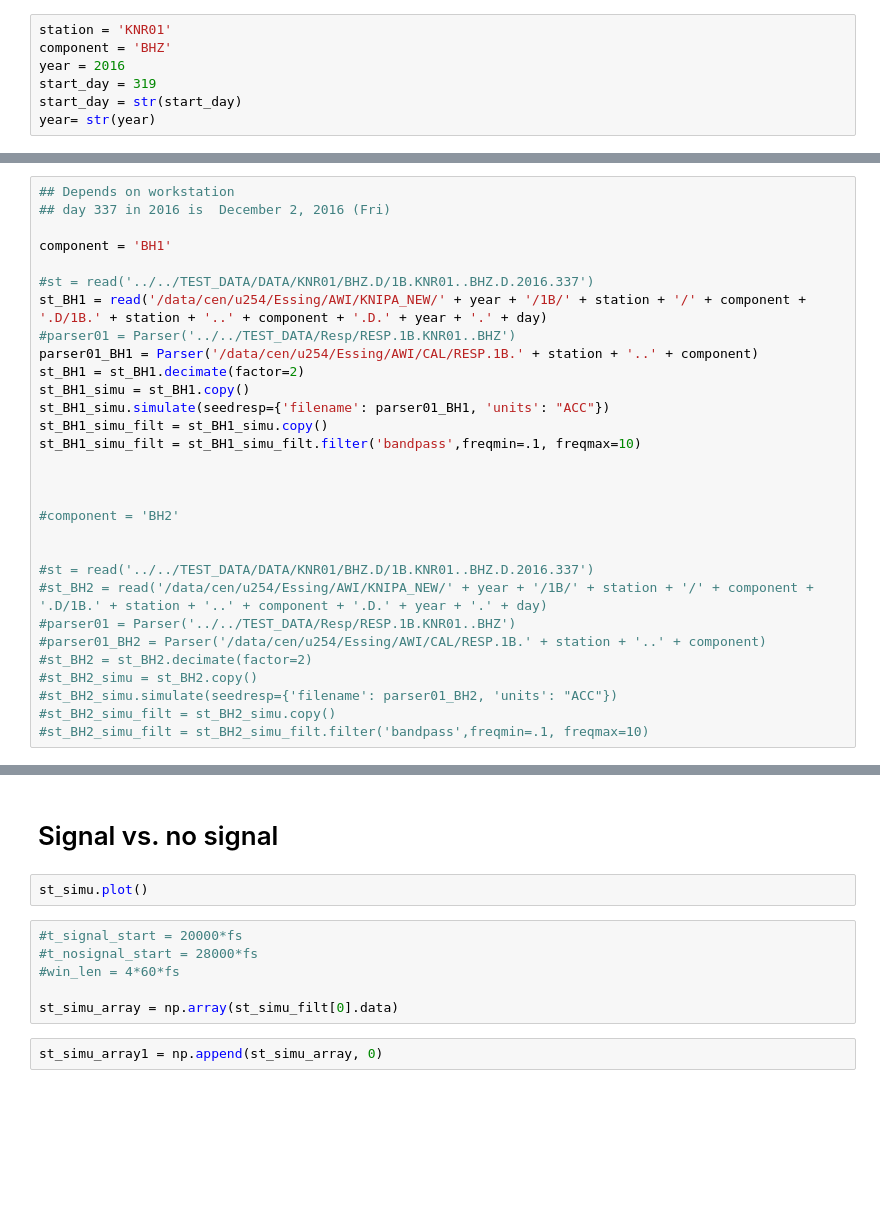
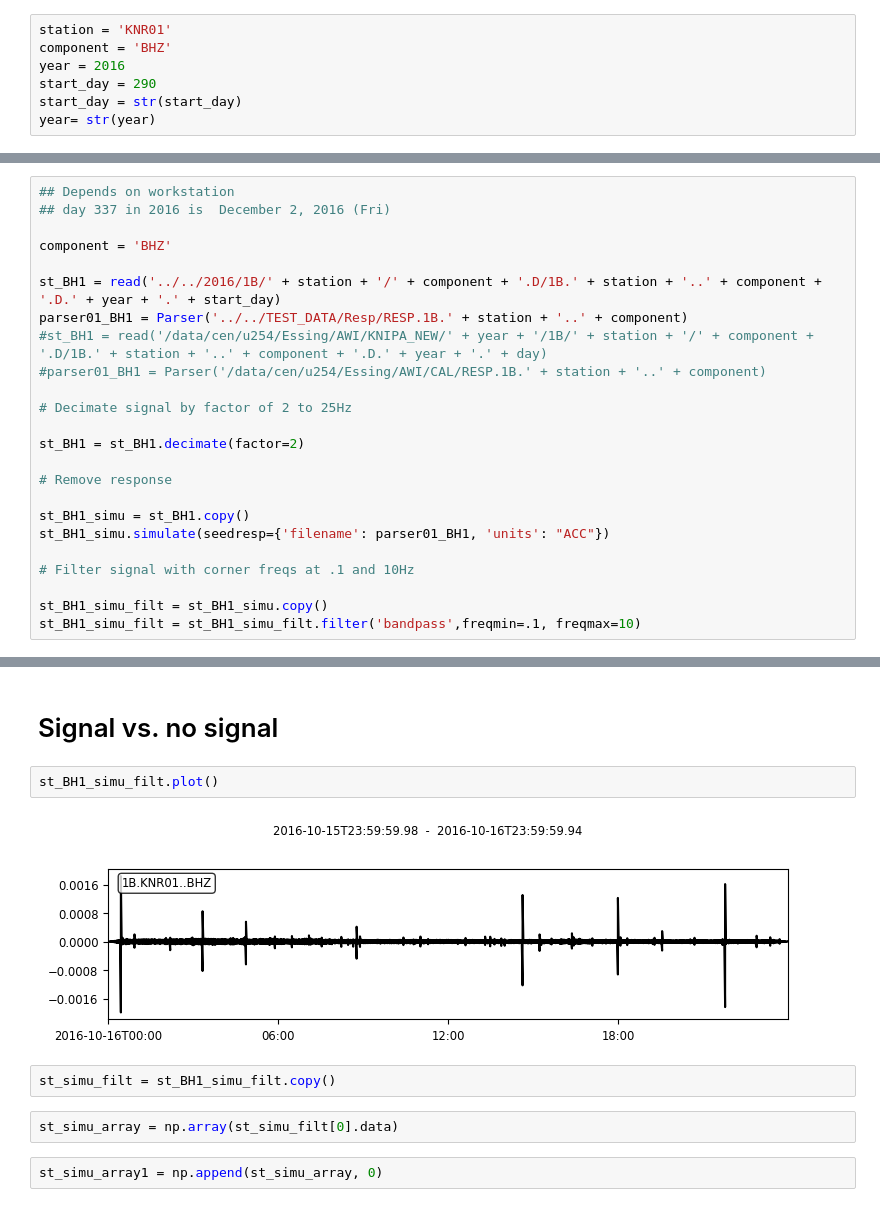
Before and after one commit to DDEssing/thesis_code, a Jupyter notebook: Amplitude_variation.ipynb, the cells around one changed output, grey strips where cells are left out. Cells and saved outputs as stored; diff of their text form; blank space fills up the shorter version.

```diff
--- a/Amplitude_variation.ipynb
+++ b/Amplitude_variation.ipynb
@@ -19,7 +19,7 @@ from func.def_master import sorting_out_peaks
 station = 'KNR01'
 component = 'BHZ'
 year = 2016
-start_day = 319
+start_day = 290
 start_day = str(start_day)
 year= str(year)
 # %% [markdown]
@@ -83,29 +83,23 @@ first_date = st_BH1[0].stats.endtime.ctime()[4:]
 ## Depends on workstation
 ## day 337 in 2016 is  December 2, 2016 (Fri)
 
-component = 'BH1'
+component = 'BHZ'
 
-#st = read('../../TEST_DATA/DATA/KNR01/BHZ.D/1B.KNR01..BHZ.D.2016.337')
-st_BH1 = read('/data/cen/u254/Essing/AWI/KNIPA_NEW/' + year + '/1B/' + station + '/' + component + '.D/1B.' + station + '..' + component + '.D.' + year + '.' + day)
-#parser01 = Parser('../../TEST_DATA/Resp/RESP.1B.KNR01..BHZ')
-parser01_BH1 = Parser('/data/cen/u254/Essing/AWI/CAL/RESP.1B.' + station + '..' + component)
+st_BH1 = read('../../2016/1B/' + station + '/' + component + '.D/1B.' + station + '..' + component + '.D.' + year + '.' + start_day)
+parser01_BH1 = Parser('../../TEST_DATA/Resp/RESP.1B.' + station + '..' + component)
+#st_BH1 = read('/data/cen/u254/Essing/AWI/KNIPA_NEW/' + year + '/1B/' + station + '/' + component + '.D/1B.' + station + '..' + component + '.D.' + year + '.' + day)
+#parser01_BH1 = Parser('/data/cen/u254/Essing/AWI/CAL/RESP.1B.' + station + '..' + component)
+
+# Decimate signal by factor of 2 to 25Hz
+
 st_BH1 = st_BH1.decimate(factor=2)
+
+# Remove response
+
 st_BH1_simu = st_BH1.copy()
 st_BH1_simu.simulate(seedresp={'filename': parser01_BH1, 'units': "ACC"})
+
+# Filter signal with corner freqs at .1 and 10Hz
+
 st_BH1_simu_filt = st_BH1_simu.copy()
 st_BH1_simu_filt = st_BH1_simu_filt.filter('bandpass',freqmin=.1, freqmax=10)
-
-
-
-#component = 'BH2'
-
-
-#st = read('../../TEST_DATA/DATA/KNR01/BHZ.D/1B.KNR01..BHZ.D.2016.337')
-#st_BH2 = read('/data/cen/u254/Essing/AWI/KNIPA_NEW/' + year + '/1B/' + station + '/' + component + '.D/1B.' + station + '..' + component + '.D.' + year + '.' + day)
-#parser01 = Parser('../../TEST_DATA/Resp/RESP.1B.KNR01..BHZ')
-#parser01_BH2 = Parser('/data/cen/u254/Essing/AWI/CAL/RESP.1B.' + station + '..' + component)
-#st_BH2 = st_BH2.decimate(factor=2)
-#st_BH2_simu = st_BH2.copy()
-#st_BH2_simu.simulate(seedresp={'filename': parser01_BH2, 'units': "ACC"})
-#st_BH2_simu_filt = st_BH2_simu.copy()
-#st_BH2_simu_filt = st_BH2_simu_filt.filter('bandpass',freqmin=.1, freqmax=10)
@@ -332,12 +340,12 @@ plt.show()
 # %% [markdown]
 # Signal vs. no signal
 # %%
-st_simu.plot()
+st_BH1_simu_filt.plot()
+# %% [output]
+[figure, added]
-# %%
-#t_signal_start = 20000*fs
-#t_nosignal_start = 28000*fs
-#win_len = 4*60*fs
-
-st_simu_array = np.array(st_simu_filt[0].data)
+# %%
+st_simu_filt = st_BH1_simu_filt.copy()
+# %%
+st_simu_array = np.array(st_simu_filt[0].data)
 # %%
 st_simu_array1 = np.append(st_simu_array, 0)
```
Also changed, not shown: parts of 14 cells of this notebook.
